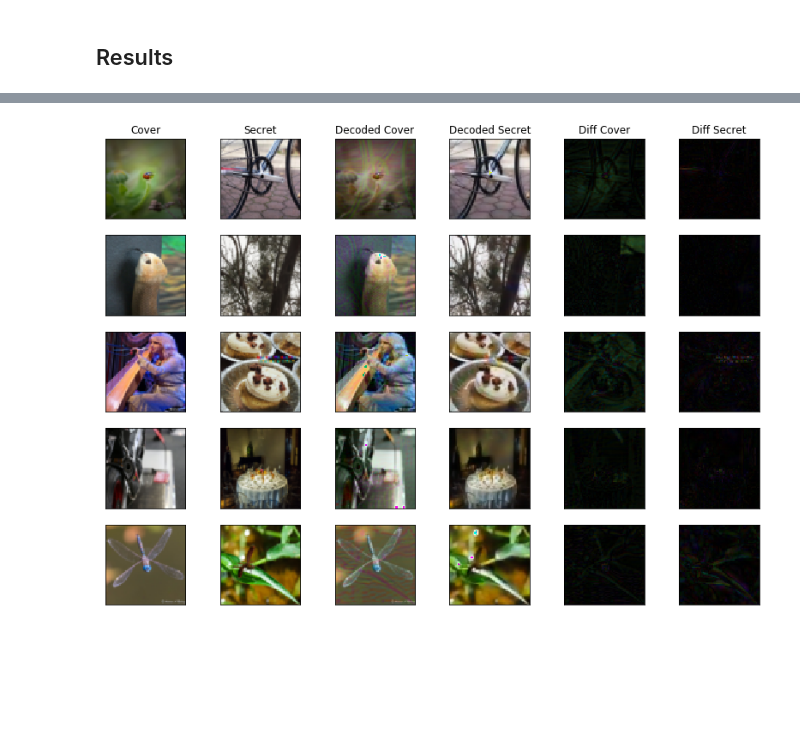
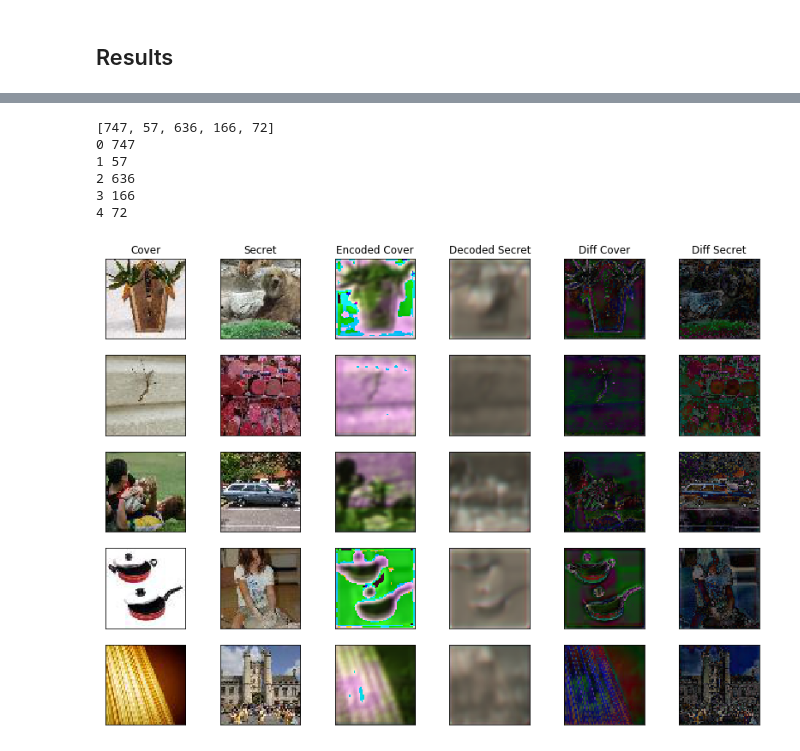
Before and after one commit to alexandremuzio/deep-steg, a Jupyter notebook: deep_steg.ipynb, the cells around one changed output, grey strips where cells are left out. Drawn from its saved outputs; the diff is of its cells as text; code cells hidden in the pictures; blank space fills up the shorter version.

```diff
--- a/deep_steg.ipynb
+++ b/deep_steg.ipynb
@@ -219,7 +372,9 @@ def create_model(input_size):
+# %%
+encoder_model, reveal_model, autoencoder_model = make_model(input_S.shape[1:])
 # %%
-autoencoder_model = create_model(input_S.shape[1:])
+# autoencoder_model = create_model(input_S.shape[1:])
 
-autoencoder_model.compile(optimizer='adam', loss=model_loss)
+# autoencoder_model.compile(optimizer='adam', loss=model_loss)
 # %%
 # from IPython.display import SVG
 # from keras.utils.vis_utils import model_to_dot
@@ -229,9 +384,11 @@ autoencoder_model.compile(optimizer='adam', loss=model_loss)
 ## Training
 # %%
 def lr_schedule(epoch_idx):
-    if epoch_idx < 250:
+    if epoch_idx < 150:
         return 0.001
-    elif epoch_idx < 350:
+    elif epoch_idx < 200:
+        return 0.0003
+    elif epoch_idx < 250:
         return 0.0001
     else:
         return 0.00003
@@ -239,11 +396,12 @@ def lr_schedule(epoch_idx):
 
 checkpointer = ModelCheckpoint(filepath='models/weights_muz2.hdf5', verbose=0)
 scheduler = LearningRateScheduler(lr_schedule)
+tensorboard = TensorBoard(log_dir='./logs', batch_size=32, write_graph=True, write_images=True)
 
 autoencoder_model.fit([input_S, input_C],
                       np.concatenate((input_S, input_C),axis=3),
                       epochs=500,
                       batch_size=32,
-                      callbacks=[checkpointer, scheduler])
+                      callbacks=[checkpointer, scheduler, tensorboard])
 # %% [output]
 Epoch 1/500
@@ -265,0 +409,22 @@ Epoch 9/500
+# %%
+NB_EPOCHS = 50
+BATCH_SIZE = 32
+
+m = input_S.shape[0]
+for epoch in range(NB_EPOCHS):
+    random.shuffle(input_S)
+    random.shuffle(input_C)
+
+    t = tqdm(range(, input_S.shape[0], BATCH_SIZE),mininterval=0)
+    for idx in t:
+        batch_S = input_S[idx:min(idx + BATCH_SIZE, m)]
+        batch_C = input_C[idx:min(idx + BATCH_SIZE, m)]
+
+        C_prime = encoder_model.predict([batch_S, batch_C])
+
+        ae_loss = autoencoder_model.train_on_batch(x=[batch_S, batch_C],
+                                                   y=np.concatenate((batch_S, batch_C),axis=3))
+        dec_loss =reveal_model.train_on_batch(x=C_prime,
+                                              y=batch_S)
+
+        t.set_description('Epoch {} | Batch: {} of {}. Loss {}'.format(epoch + 1, idx, m, str(round(ae_loss,3))))
@@ -332,32 +499,40 @@ def show_image(img, n_rows, n_col, idx, gray=False, first_row=False, title=None)
     if gray:
         plt.imshow(rgb2gray(img), cmap = plt.get_cmap('gray'))
     else:
         plt.imshow(img)
     ax.get_xaxis().set_visible(False)
     ax.get_yaxis().set_visible(False)
     if first_row:
         plt.title(title)
 
 plt.figure(figsize=(14, 10))
 rand_indx = [random.randint(0, 1000) for x in range(n)]
+print (rand_indx)
 # for i, idx in enumerate(range(0, n)):
 for i, idx in enumerate(rand_indx):
+    print (i, idx)
     n_col = 6 if SHOW_DIFF else 4
 
     show_image(input_C[idx], n, n_col, i * n_col + 1, gray=SHOW_GRAY, first_row=i==0, title='Cover')
 
     show_image(input_S[idx], n, n_col, i * n_col + 2, gray=SHOW_GRAY, first_row=i==0, title='Secret')
 
-    show_image(decoded_C[idx], n, n_col, i * n_col + 3, gray=SHOW_GRAY, first_row=i==0, title='Decoded Cover')
+    show_image(decoded_C[idx], n, n_col, i * n_col + 3, gray=SHOW_GRAY, first_row=i==0, title='Encoded Cover')
 
     show_image(decoded_S[idx], n, n_col, i * n_col + 4, gray=SHOW_GRAY, first_row=i==0, title='Decoded Secret')
 
 
     if SHOW_DIFF:
         show_image(np.multiply(diff_C[idx], ENHANCE), n, n_col, i * n_col + 5, gray=SHOW_GRAY, first_row=i==0, title='Diff Cover')
 
         show_image(np.multiply(diff_S[idx], ENHANCE), n, n_col, i * n_col + 6, gray=SHOW_GRAY, first_row=i==0, title='Diff Secret')
 
 plt.show()
 # %% [output]
+[747, 57, 636, 166, 72]
+0 747
+1 57
+2 636
+3 166
+4 72
-[figure, old version]
+[figure, new version]
```
Also changed, not shown: parts of 11 cells of this notebook.
